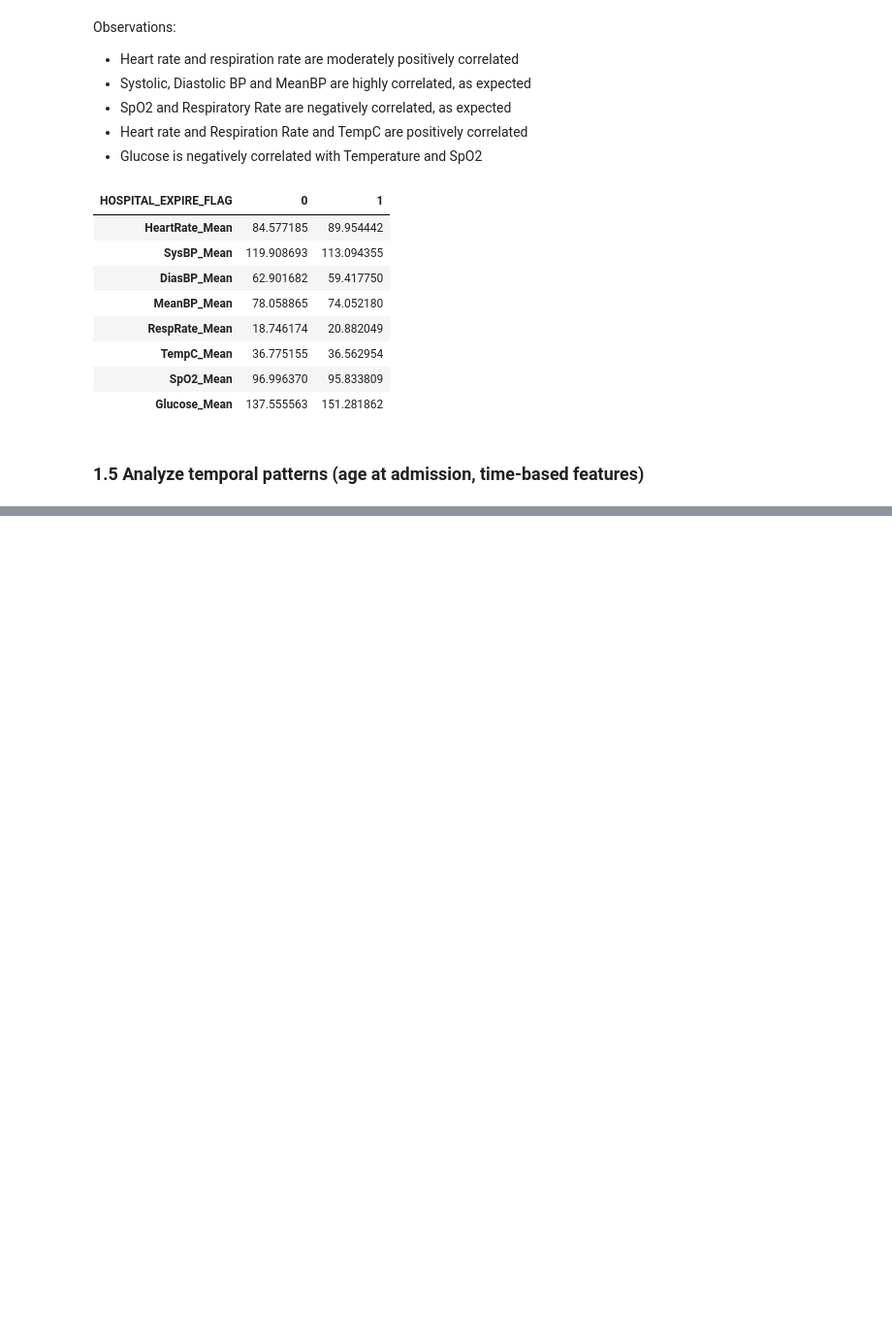
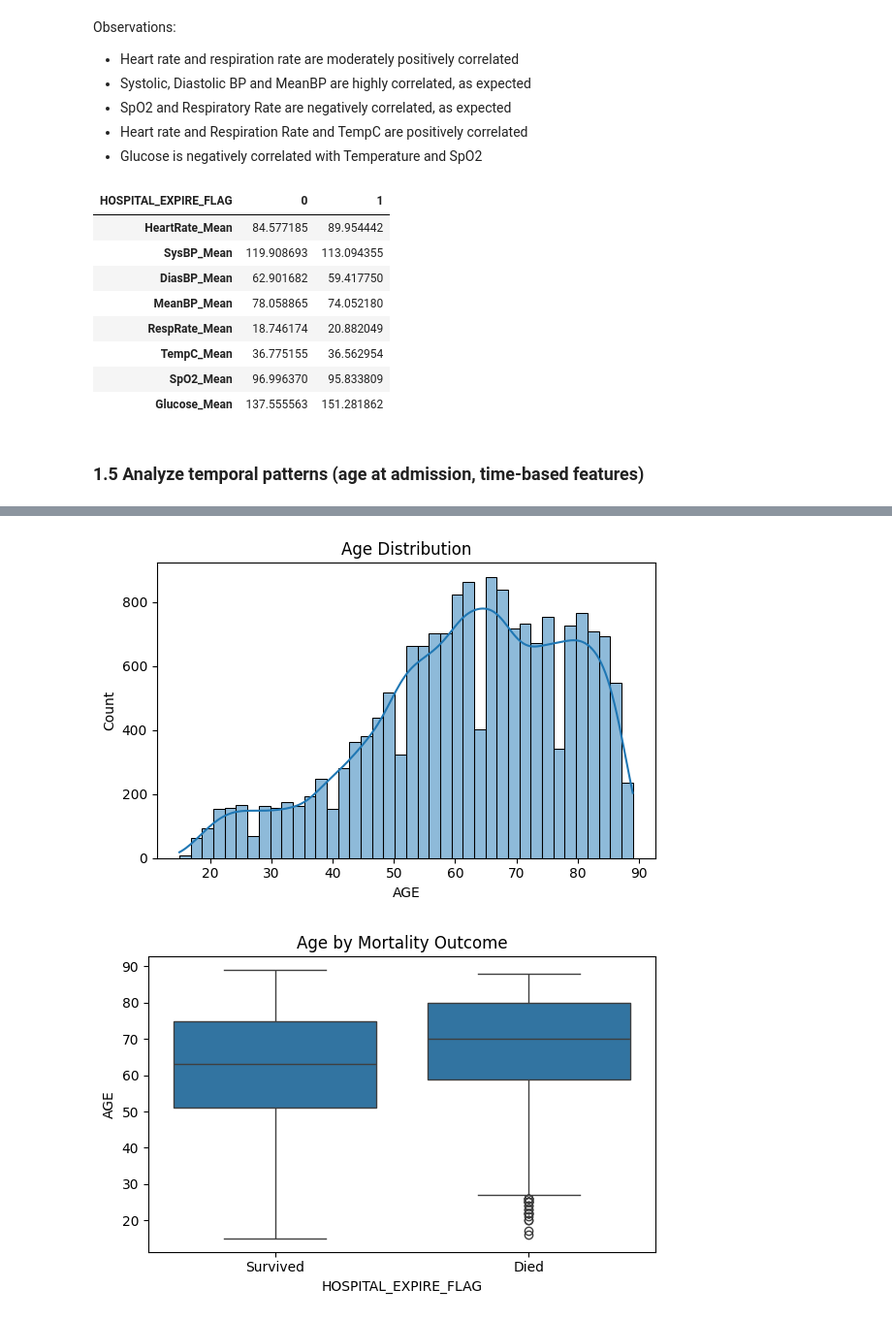
Before and after one commit to majoargote/ml_final_project, a Jupyter notebook: Argote_Mariajose_CML_2025.ipynb, the cells around one changed output, grey strips where cells are left out. Shown at 97% size. Cells and saved outputs as stored; diff of their text form; code cells hidden in the pictures; blank space fills up the shorter version.

```diff
--- a/Argote_Mariajose_CML_2025.ipynb
+++ b/Argote_Mariajose_CML_2025.ipynb
@@ -550,0 +568,16 @@ Name: AGE, dtype: float64
+# %%
+plt.figure(figsize=(6,4))
+sns.histplot(train_model_clean["AGE"], bins=40, kde=True)
+plt.title("Age Distribution")
+plt.tight_layout()
+plt.show()
+
+plt.figure(figsize=(6,4))
+sns.boxplot(x=target_col, y="AGE", data=train_model_clean)
+plt.title("Age by Mortality Outcome")
+plt.xticks([0, 1], ["Survived", "Died"])
+plt.tight_layout()
+plt.show()
+# %% [output]
+[figure, added]
+[figure, added]
```
Also changed, not shown: parts of 12 cells of this notebook.
